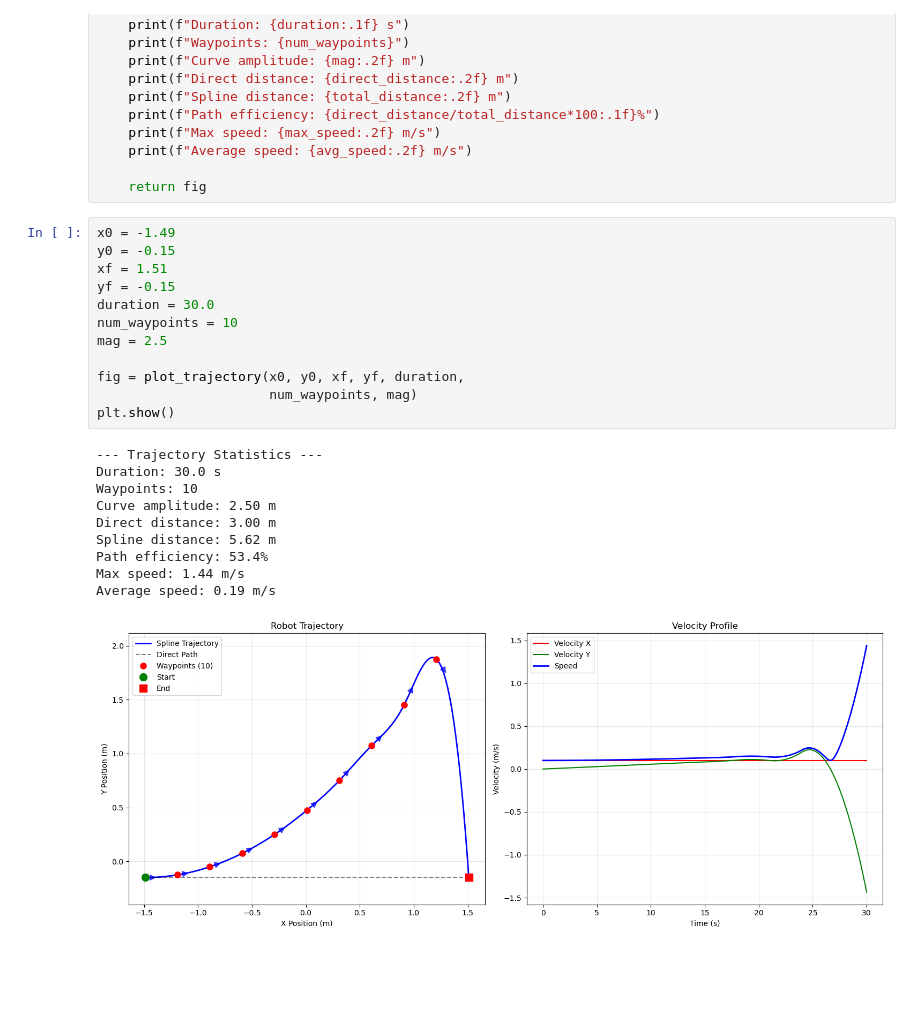
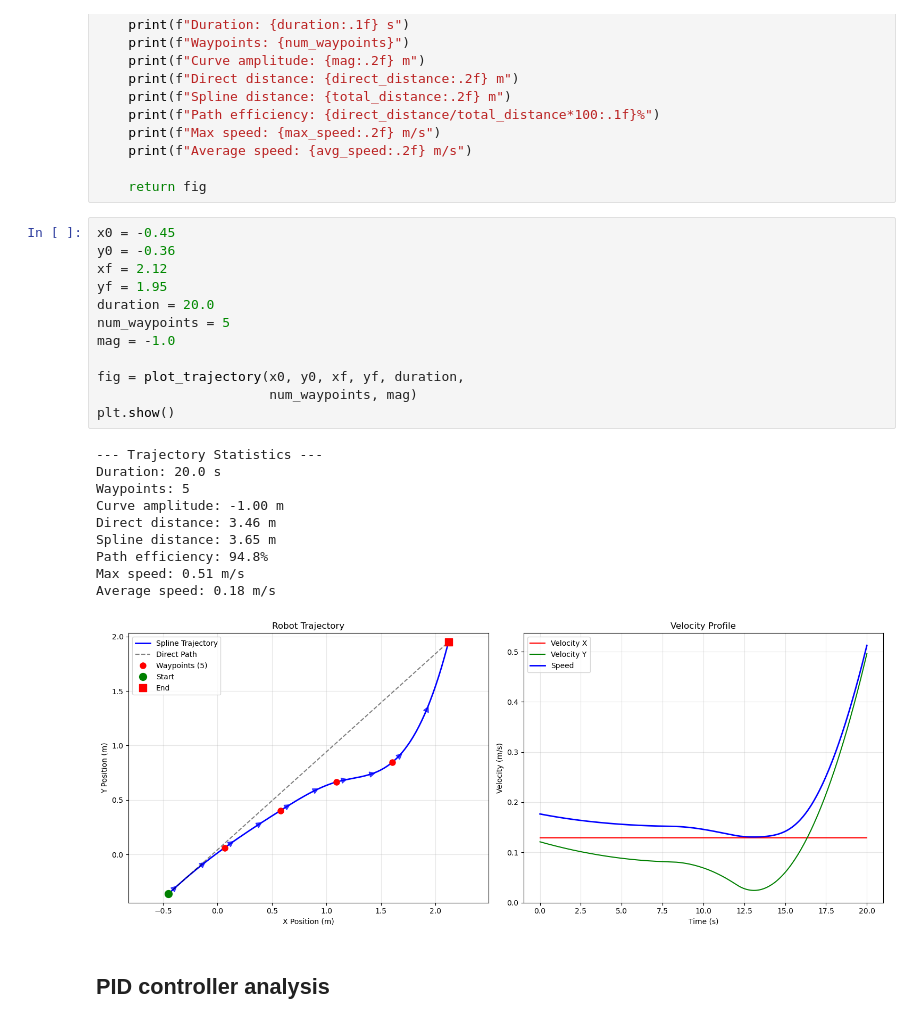
Before and after one commit to BCLab-UNM/MARIAM, a Jupyter notebook: analysis/vicon_experiments/vicon_experiments.ipynb, the cells around one changed output. Drawn from its saved outputs; the diff is of its cells as text; blank space fills up the shorter version.

```diff
--- a/analysis/vicon_experiments/vicon_experiments.ipynb
+++ b/analysis/vicon_experiments/vicon_experiments.ipynb
@@ -521,25 +524,27 @@ def plot_trajectory(x_0, y_0, x_f, y_f, duration, num_waypoints=5,
 
     return fig
 # %%
-x0 = -1.49
-y0 = -0.15
-xf = 1.51
-yf = -0.15
-duration = 30.0
-num_waypoints = 10
-mag = 2.5
+x0 = -0.45
+y0 = -0.36
+xf = 2.12
+yf = 1.95
+duration = 20.0
+num_waypoints = 5
+mag = -1.0
 
 fig = plot_trajectory(x0, y0, xf, yf, duration,
                       num_waypoints, mag)
 plt.show()
 # %% [output]
 --- Trajectory Statistics ---
-Duration: 30.0 s
-Waypoints: 10
-Curve amplitude: 2.50 m
-Direct distance: 3.00 m
-Spline distance: 5.62 m
-Path efficiency: 53.4%
-Max speed: 1.44 m/s
-Average speed: 0.19 m/s
+Duration: 20.0 s
+Waypoints: 5
+Curve amplitude: -1.00 m
+Direct distance: 3.46 m
+Spline distance: 3.65 m
+Path efficiency: 94.8%
+Max speed: 0.51 m/s
+Average speed: 0.18 m/s
-[figure, old version]
+[figure, new version]
+# %% [markdown]
+## PID controller analysis
```
Also changed, not shown: parts of 5 cells of this notebook, 2 other files.
